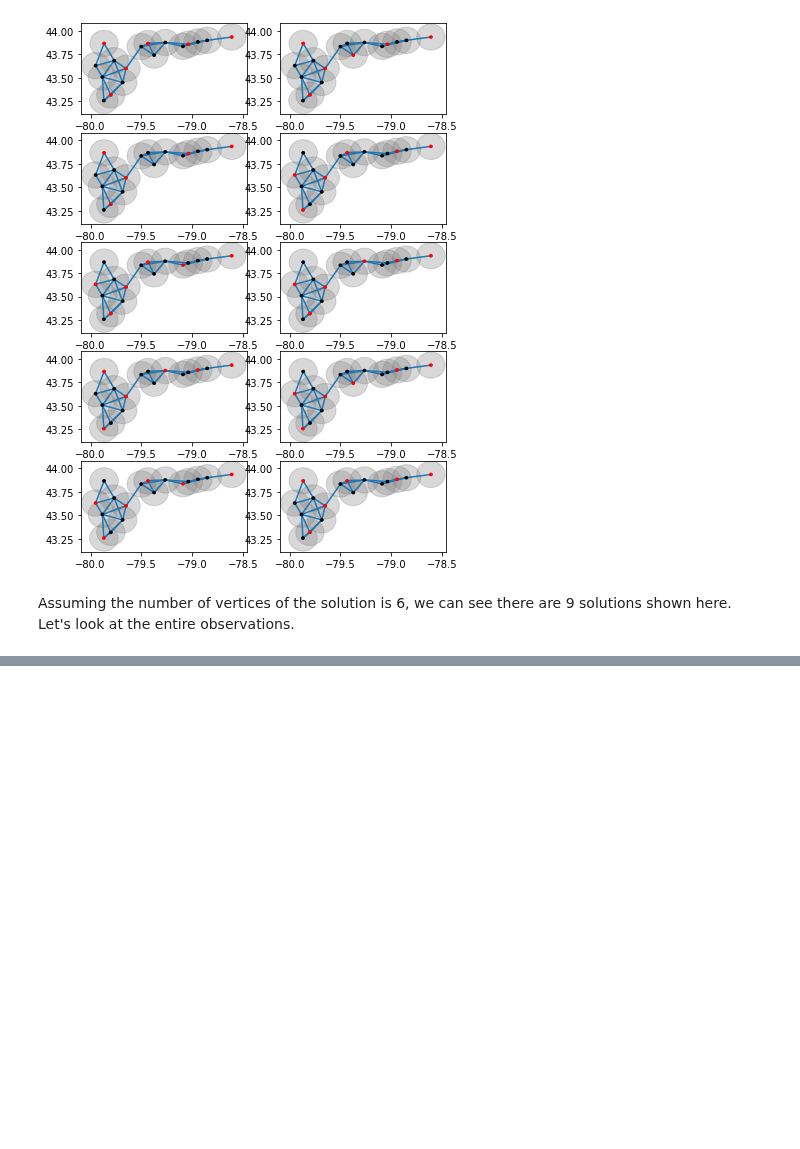
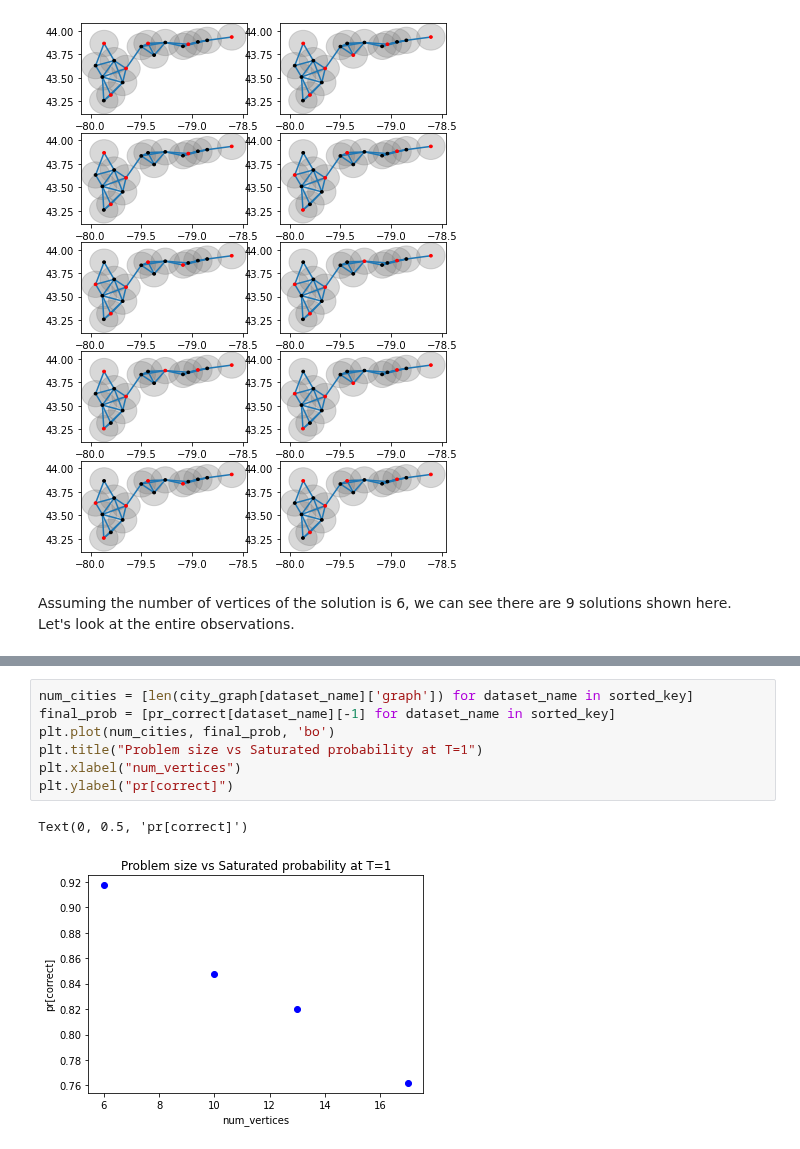
Before and after one commit to CDL-Quantum/CohortProject_2021, a Jupyter notebook: Week2_Rydberg_Atoms/TaskA1.ipynb, the cells around one changed output, grey strips where cells are left out. Saved outputs shown, nothing was run; the diff lists cells and outputs as text; blank space fills up the shorter version.

```diff
--- a/Week2_Rydberg_Atoms/TaskA1.ipynb
+++ b/Week2_Rydberg_Atoms/TaskA1.ipynb
@@ -124,0 +179,10 @@ for sol in solutions_list:
+# %%
+num_cities = [len(city_graph[dataset_name]['graph']) for dataset_name in sorted_key]
+final_prob = [pr_correct[dataset_name][-1] for dataset_name in sorted_key]
+plt.plot(num_cities, final_prob, 'bo')
+plt.title("Problem size vs Saturated probability at T=1")
+plt.xlabel("num_vertices")
+plt.ylabel("pr[correct]")
+# %% [output]
+Text(0, 0.5, 'pr[correct]')
+[figure, added]
```
Also changed, not shown: parts of 8 cells of this notebook.
